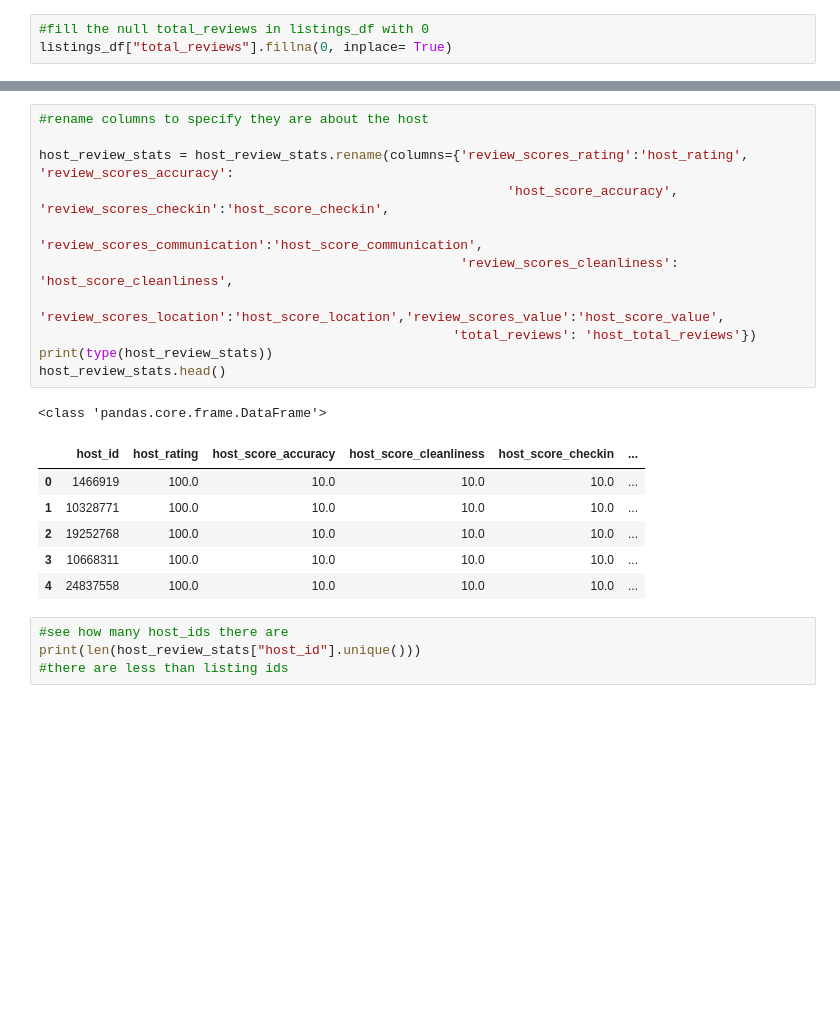
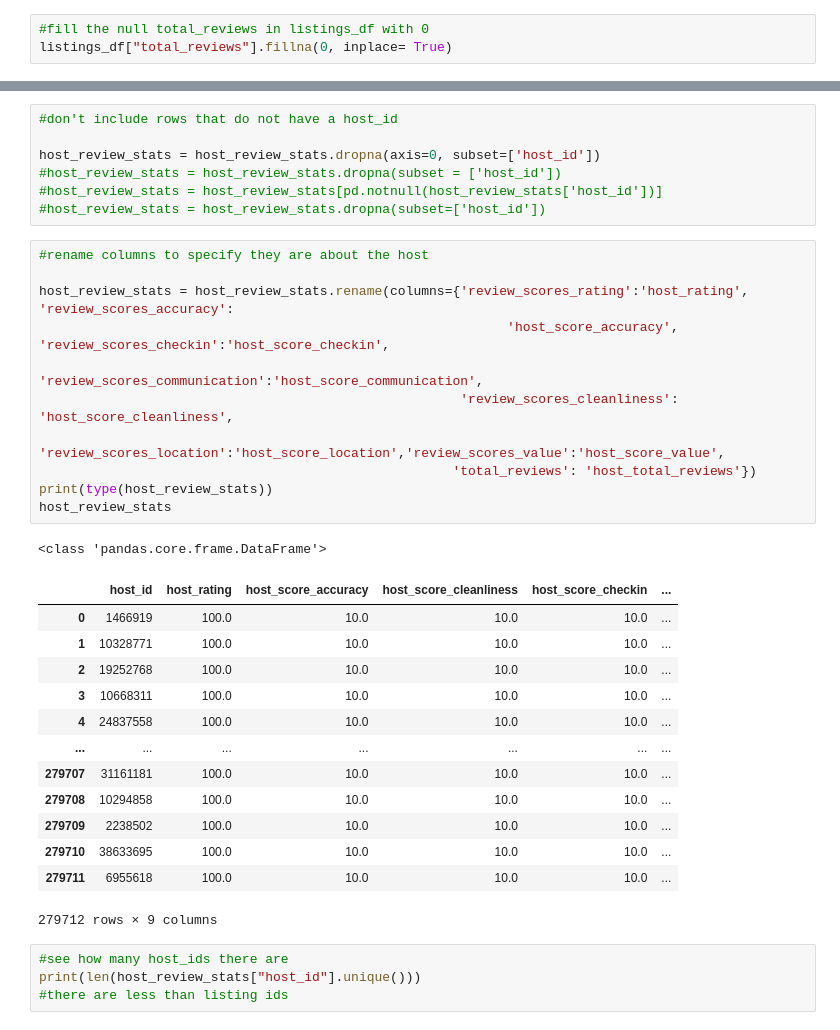
Before and after one commit to dkoski23/airbnb_etl, a Jupyter notebook: etl_project.ipynb, the cells around one changed output, grey strips where cells are left out. Drawn from its saved outputs; the diff is of its cells as text; blank space fills up the shorter version.

```diff
--- a/etl_project.ipynb
+++ b/etl_project.ipynb
@@ -162,22 +173,36 @@ host_review_stats = listings_df[['host_id', 'review_scores_rating','review_score
+# %%
+#don't include rows that do not have a host_id
+
+host_review_stats = host_review_stats.dropna(axis=0, subset=['host_id'])
+#host_review_stats = host_review_stats.dropna(subset = ['host_id'])
+#host_review_stats = host_review_stats[pd.notnull(host_review_stats['host_id'])]
+#host_review_stats = host_review_stats.dropna(subset=['host_id'])
 # %%
 #rename columns to specify they are about the host
 
 host_review_stats = host_review_stats.rename(columns={'review_scores_rating':'host_rating', 'review_scores_accuracy':
                                                             'host_score_accuracy', 'review_scores_checkin':'host_score_checkin',
                                                           'review_scores_communication':'host_score_communication',
                                                       'review_scores_cleanliness': 'host_score_cleanliness',
                                                             'review_scores_location':'host_score_location','review_scores_value':'host_score_value',
                                                      'total_reviews': 'host_total_reviews'})
 print(type(host_review_stats))
-host_review_stats.head()
+host_review_stats
 # %% [output]
 <class 'pandas.core.frame.DataFrame'>
 |  | host_id | host_rating | host_score_accuracy | host_score_cleanliness | host_score_checkin | ... |
 | 0 | 1466919 | 100.0 | 10.0 | 10.0 | 10.0 | ... |
 | 1 | 10328771 | 100.0 | 10.0 | 10.0 | 10.0 | ... |
 | 2 | 19252768 | 100.0 | 10.0 | 10.0 | 10.0 | ... |
 | 3 | 10668311 | 100.0 | 10.0 | 10.0 | 10.0 | ... |
 | 4 | 24837558 | 100.0 | 10.0 | 10.0 | 10.0 | ... |
+| ... | ... | ... | ... | ... | ... | ... |
+| 279707 | 31161181 | 100.0 | 10.0 | 10.0 | 10.0 | ... |
+| 279708 | 10294858 | 100.0 | 10.0 | 10.0 | 10.0 | ... |
+| 279709 | 2238502 | 100.0 | 10.0 | 10.0 | 10.0 | ... |
+| 279710 | 38633695 | 100.0 | 10.0 | 10.0 | 10.0 | ... |
+| 279711 | 6955618 | 100.0 | 10.0 | 10.0 | 10.0 | ... |
+279712 rows × 9 columns
 # %%
 #see how many host_ids there are
 print(len(host_review_stats["host_id"].unique()))
```
Also changed, not shown: parts of 16 cells of this notebook, 2 other files.
